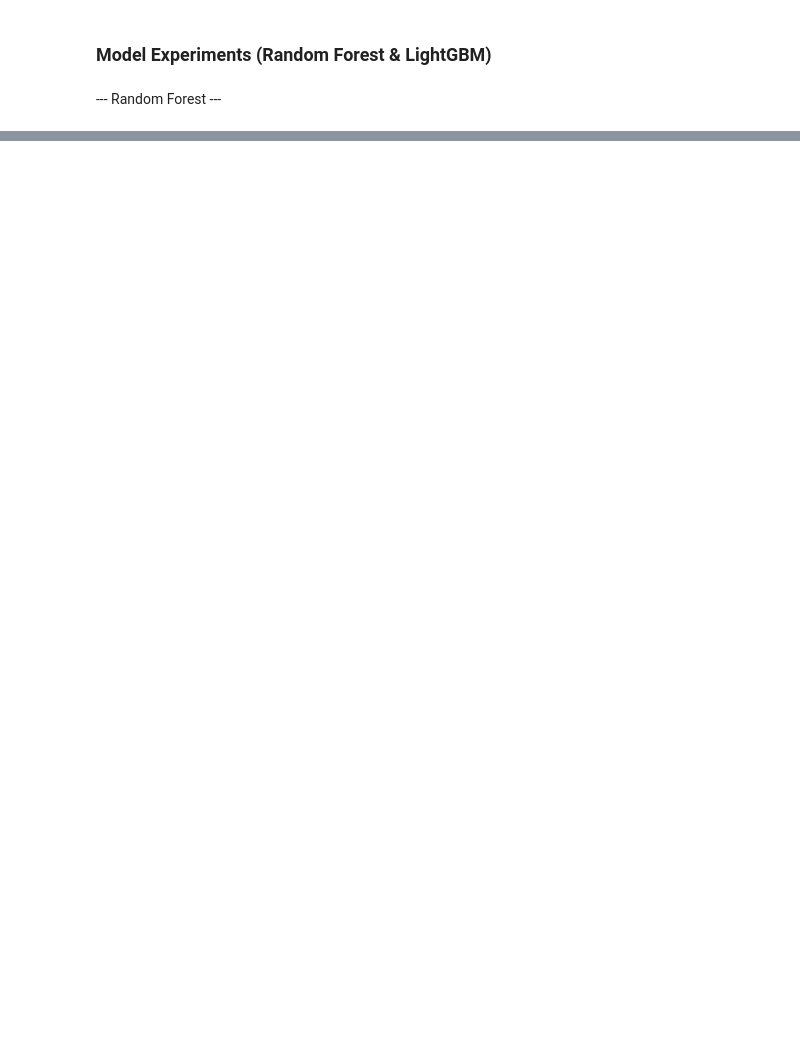
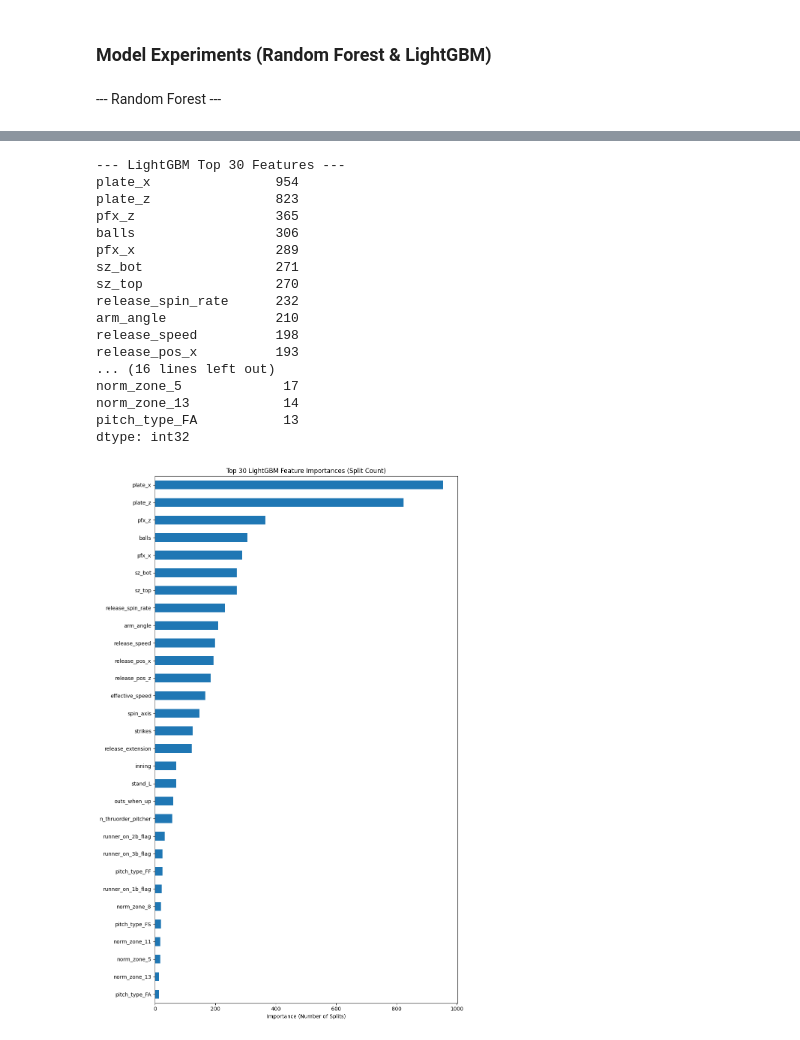
Before and after one commit to Btlyons1/MappingHeat, a Jupyter notebook: model/new_model.ipynb, the cells around one changed output, grey strips where cells are left out. Saved outputs shown, nothing was run; the diff lists cells and outputs as text; code cells hidden in the pictures; blank space fills up the shorter version.

```diff
--- a/model/new_model.ipynb
+++ b/model/new_model.ipynb
@@ -1015,0 +827,47 @@ except Exception as rf_err:
+# %%
+if LGBM_AVAILABLE and 'lgbm' in locals() and lgbm is not None and hasattr(lgbm, 'feature_importances_'):
+    print(f"\n--- LightGBM Top {N_FEATURES_TO_SHOW} Features ---")
+    try:
+        # Create a pandas Series linking feature names to importance scores
+        # Note: LGBM importance might be split counts, gain, etc. Default is split counts.
+        importances_lgbm = pd.Series(lgbm.feature_importances_, index=final_feature_names)
+
+        # Sort features by importance
+        sorted_importances_lgbm = importances_lgbm.sort_values(ascending=False)
+
+        # Print the top N
+        print(sorted_importances_lgbm.head(N_FEATURES_TO_SHOW))
+
+        # Plot the top N
+        plt.figure(figsize=(10, N_FEATURES_TO_SHOW / 2)) # Adjust figure size
+        sorted_importances_lgbm[:N_FEATURES_TO_SHOW].plot(kind='barh')
+        plt.title(f'Top {N_FEATURES_TO_SHOW} LightGBM Feature Importances (Split Count)')
+        plt.xlabel('Importance (Number of Splits)')
+        plt.gca().invert_yaxis() # Display most important at the top
+        plt.tight_layout() # Adjust layout
+        plt.show()
+
+
+    except Exception as e:
+        print(f"❌ Error calculating/plotting LightGBM feature importance: {e}")
+else:
+    print("\nLightGBM model ('lgbm') not found, not available, or doesn't have feature importances.")
+# %% [output]
+--- LightGBM Top 30 Features ---
+plate_x                954
+plate_z                823
+pfx_z                  365
+balls                  306
+pfx_x                  289
+sz_bot                 271
+sz_top                 270
+release_spin_rate      232
+arm_angle              210
+release_speed          198
+release_pos_x          193
+... (16 lines left out)
+norm_zone_5             17
+norm_zone_13            14
+pitch_type_FA           13
+dtype: int32
+[figure, added]
```
Also changed, not shown: parts of 88 cells of this notebook, 10 other files.
